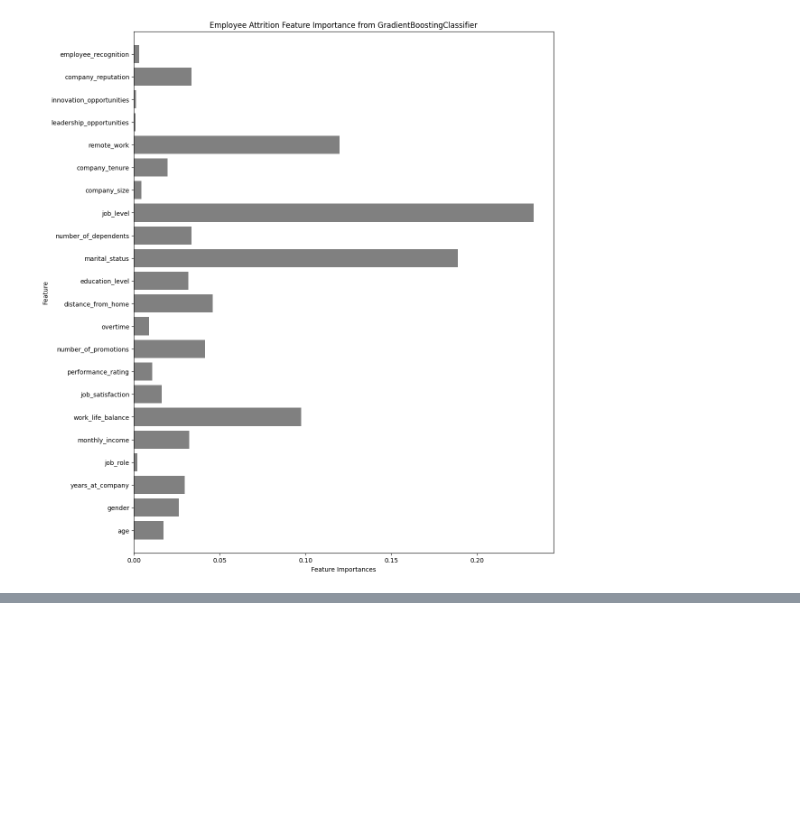
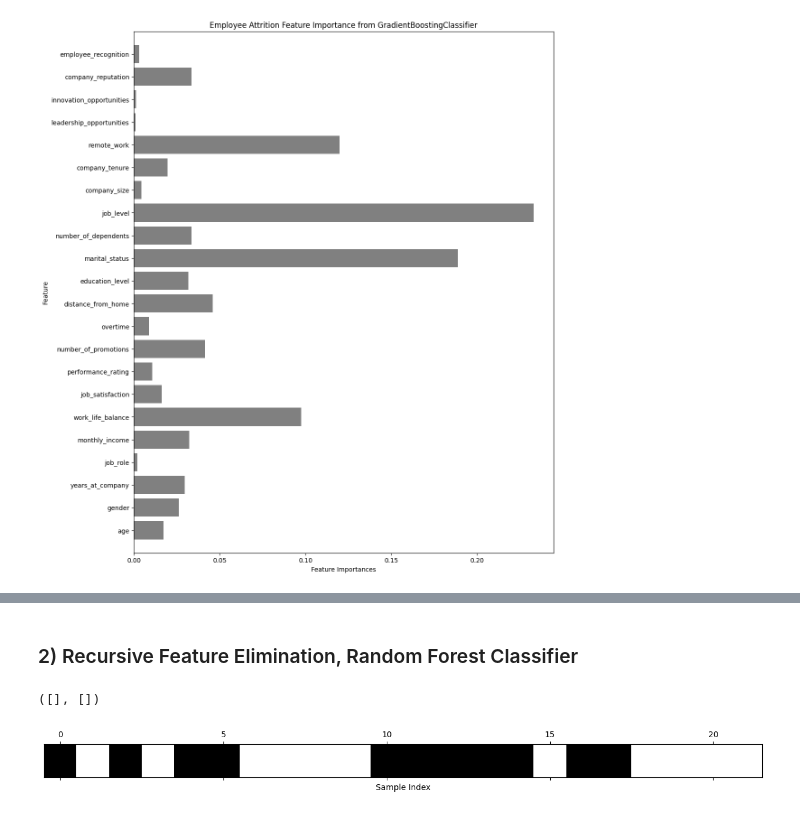
Before and after one commit to Pipikopimame/orbe_public, a Jupyter notebook: employee_attrition_classification.ipynb, the cells around one changed output, grey strips where cells are left out. Drawn from its saved outputs; the diff is of its cells as text; code cells hidden in the pictures; blank space fills up the shorter version.

```diff
--- a/employee_attrition_classification.ipynb
+++ b/employee_attrition_classification.ipynb
@@ -193,0 +222,13 @@ plt.show()
+# %% [markdown]
+<h3>2) Recursive Feature Elimination, Random Forest Classifier</h3>
+# %%
+select = RFE(RandomForestClassifier(n_estimators=100,random_state=42),n_features_to_select=11)
+select.fit(train_data,train_label)
+#visualize the selected feature
+mask = select.get_support()
+plt.matshow(mask.reshape(1,-1),cmap='gray_r')
+plt.xlabel("Sample Index")
+plt.yticks(())
+# %% [output]
+([], [])
+[figure, added]
```
Also changed, not shown: parts of 5 cells of this notebook.
